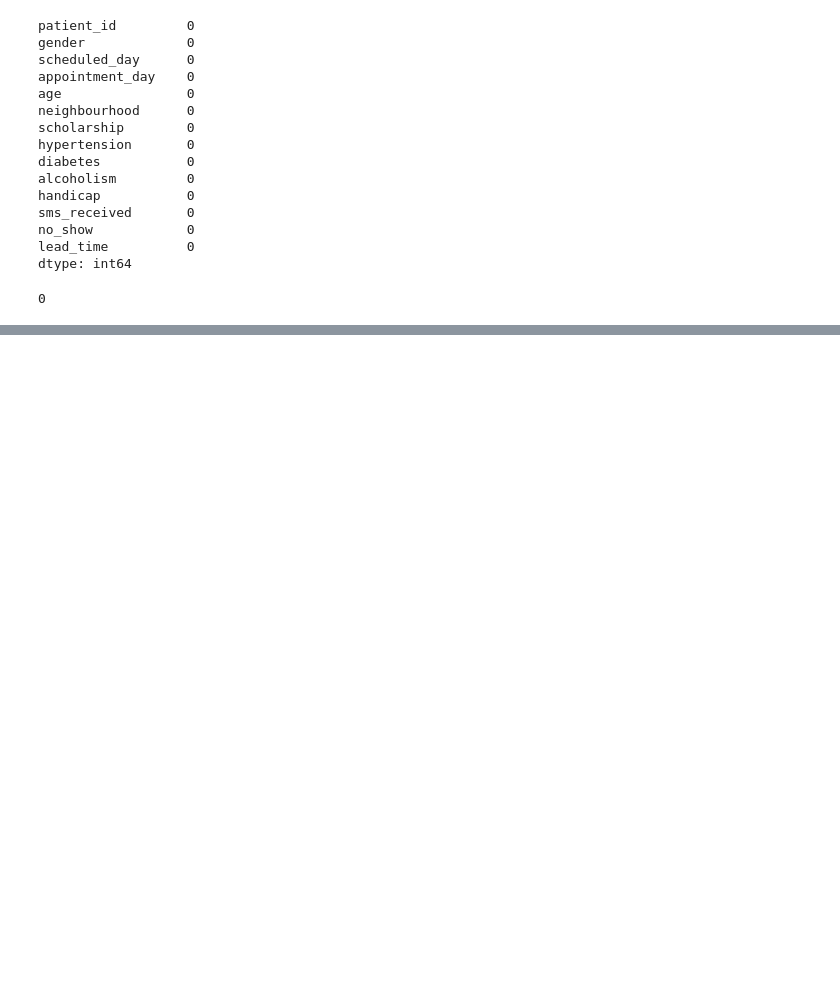
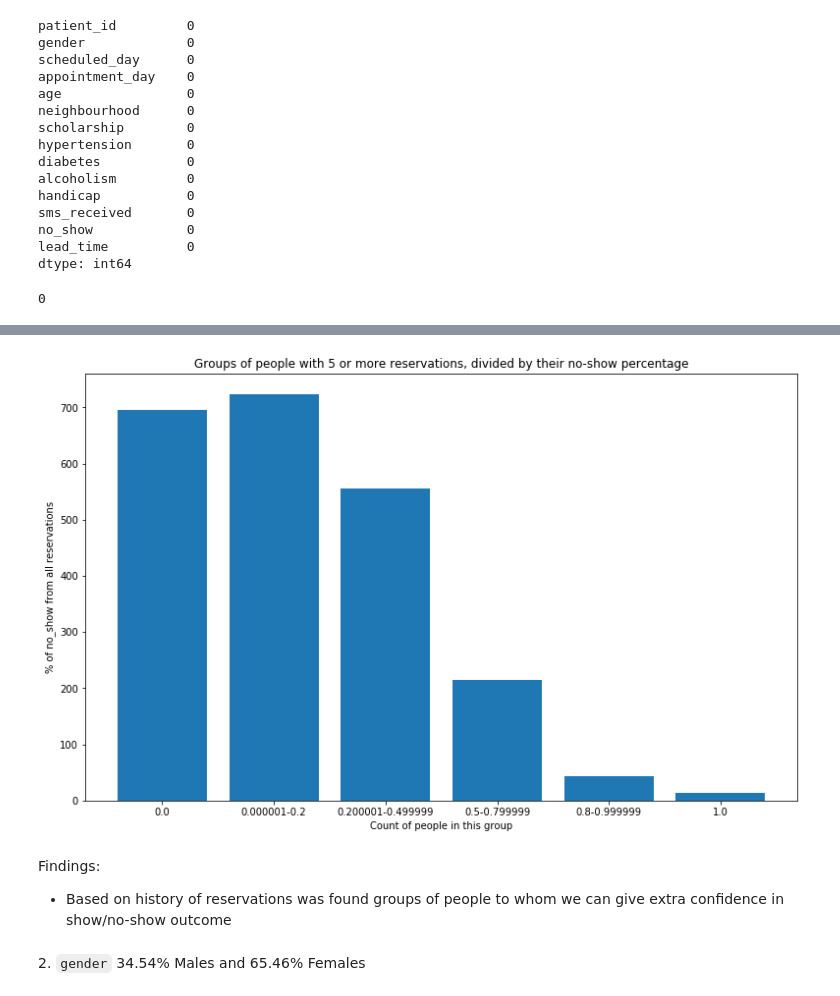
Before and after one commit to Wildbird74/No-show-Appointments, a Jupyter notebook: no_show.ipynb, the cells around one changed output, grey strips where cells are left out. Drawn from its saved outputs; the diff is of its cells as text; code cells hidden in the pictures; blank space fills up the shorter version.

```diff
--- a/no_show.ipynb
+++ b/no_show.ipynb
@@ -396,0 +409,6 @@ df['lead_time'].value_counts().plot('bar', figsize=(18, 8));
+# %%
+# Find all patients
+reservation = df.groupby('patient_id').count()
+reservation = reservation.drop(columns=['scheduled_day', 'appointment_day', 'age', 'neighbourhood', 'scholarship', 'hypertension', 'diabetes', 'alcoholism', 'handicap', 'sms_received', 'no_show', 'lead_time'])
+reservation.columns = ['reservations_count']
+reservation.head()
@@ -396,0 +447,4 @@ df['lead_time'].value_counts().plot('bar', figsize=(18, 8));
+# %%
+reservation_no_show = df.groupby('patient_id').mean()
+reservation_no_show = reservation_no_show.drop(columns=['gender', 'age', 'scholarship', 'hypertension', 'diabetes', 'alcoholism', 'handicap', 'sms_received', 'lead_time'])
+reservation_no_show.head()
@@ -396,0 +459,4 @@ df['lead_time'].value_counts().plot('bar', figsize=(18, 8));
+# %%
+reservation_final = pd.merge(reservation, reservation_no_show, left_index=True, right_index=True)
+reservation_final = reservation_final[reservation_final.reservations_count >= 5]
+reservation_final.sort_values(['no_show', 'reservations_count'], ascending=False).head(20)
@@ -396,0 +490,22 @@ df['lead_time'].value_counts().plot('bar', figsize=(18, 8));
+# %%
+groups = pd.Series(['0.0', '0.000001-0.2', '0.200001-0.499999', '0.5-0.799999', '0.8-0.999999', '1.0'])
+reservation_final['no_show_groups'] = pd.cut(reservation_final.no_show, bins = [-1, 0, 0.2, 0.4999999, 0.799999, 0.999999, 1.1], labels=groups)
+reservation_group = reservation_final.groupby('no_show_groups').count()
+
+locations = [1, 2, 3, 4, 5, 6]
+heights = reservation_group.no_show
+labels=['0.0', '0.000001-0.2', '0.200001-0.499999', '0.5-0.799999', '0.8-0.999999', '1.0']
+
+plt.figure(figsize=(13, 8))
+plt.bar(locations, heights, tick_label=labels)
+plt.title('Groups of people with 5 or more reservations, divided by their no-show percentage')
+plt.xlabel('Count of people in this group')
+plt.ylabel('% of no_show from all reservations');
+# %% [output]
+[figure, added]
+# %% [markdown]
+Findings:
+  * Based on history of reservations was found groups of people to whom we can give extra confidence in show/no-show outcome
+# %% [markdown]
+<a id='2'></a>
+2. `gender` 34.54% Males and 65.46% Females
```
Also changed, not shown: parts of 92 cells of this notebook.
